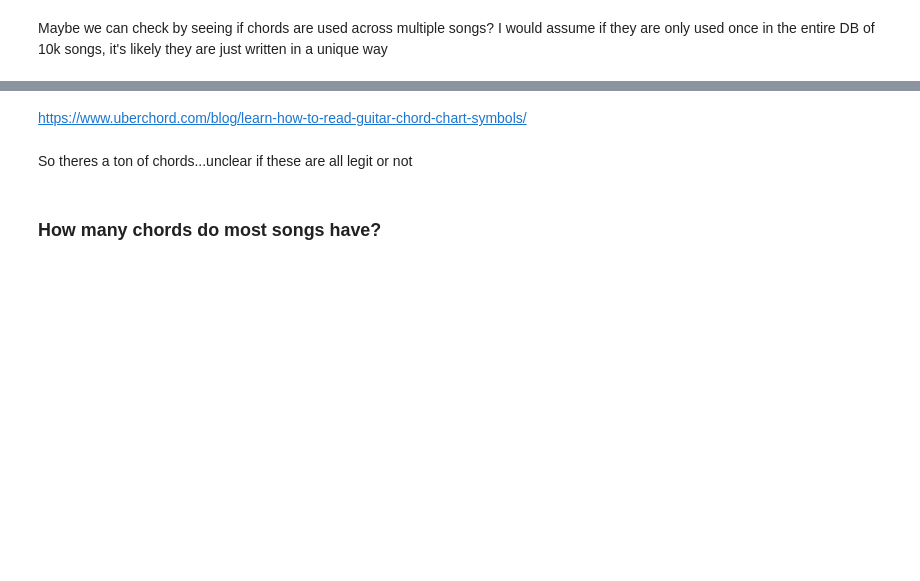
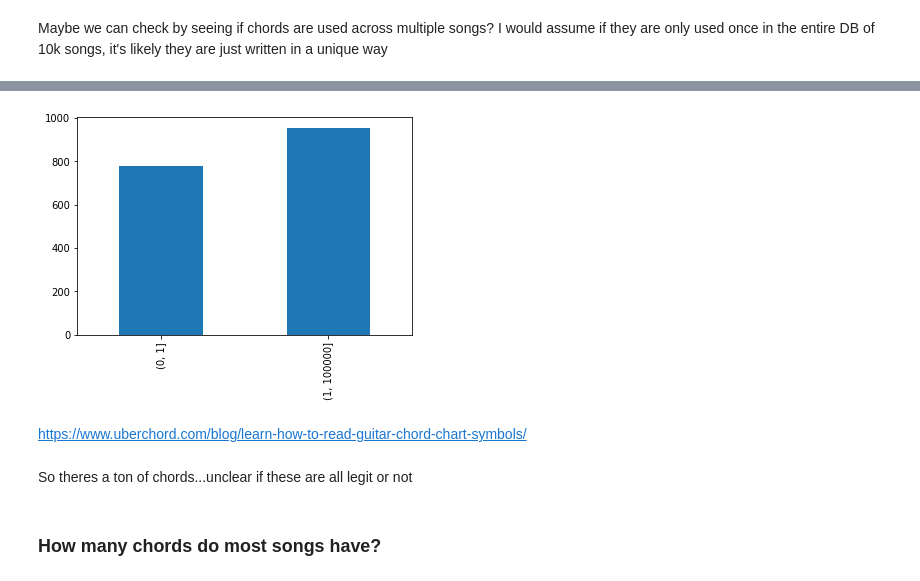
Before and after one commit to eshantarneja/chordTheoryAnalysis, a Jupyter notebook: dataCleaning/Guitar Chords Exploratory Data Analysis.ipynb, the cells around one changed output, grey strips where cells are left out. Cells and saved outputs as stored; diff of their text form; code cells hidden in the pictures; blank space fills up the shorter version.

```diff
--- a/dataCleaning/Guitar Chords Exploratory Data Analysis.ipynb
+++ b/dataCleaning/Guitar Chords Exploratory Data Analysis.ipynb
@@ -452,0 +443,3 @@ Is this right?? Are there that many unique chords...
+# %%
+chordCounts=pd.Series(chordList).value_counts().sort_values(ascending=False)
+chordCounts[chordCounts==1]
@@ -453,8 +464,7 @@ Is this right?? Are there that many unique chords...
 # %% [markdown]
 Maybe we can check by seeing if chords are used across multiple songs? I would assume if they are only used once in the entire DB of 10k songs, it's likely they are just written in a unique way
 # %%
-
-chordCounts=pd.Series(chordList).value_counts().sort_values(ascending=False)ranges = [0,1,2,3,4,5,6,7,8,9,10,50, 100, 100000]
+ranges = [0,1,2,3,4,5,6,7,8,9,10,50, 100, 100000]
 ranges = [0,1,100000]
 chordCounts.groupby(pd.cut(chordCounts, ranges)).count().plot(kind='bar')
 # df.groupby(pd.cut(df.a, ranges)).count()
@@ -462,0 +473 @@ SyntaxError: invalid syntax (<ipython-input-87-98fa622d3da6>, line 2)
+[figure, added]
```
Also changed, not shown: parts of 36 cells of this notebook.
